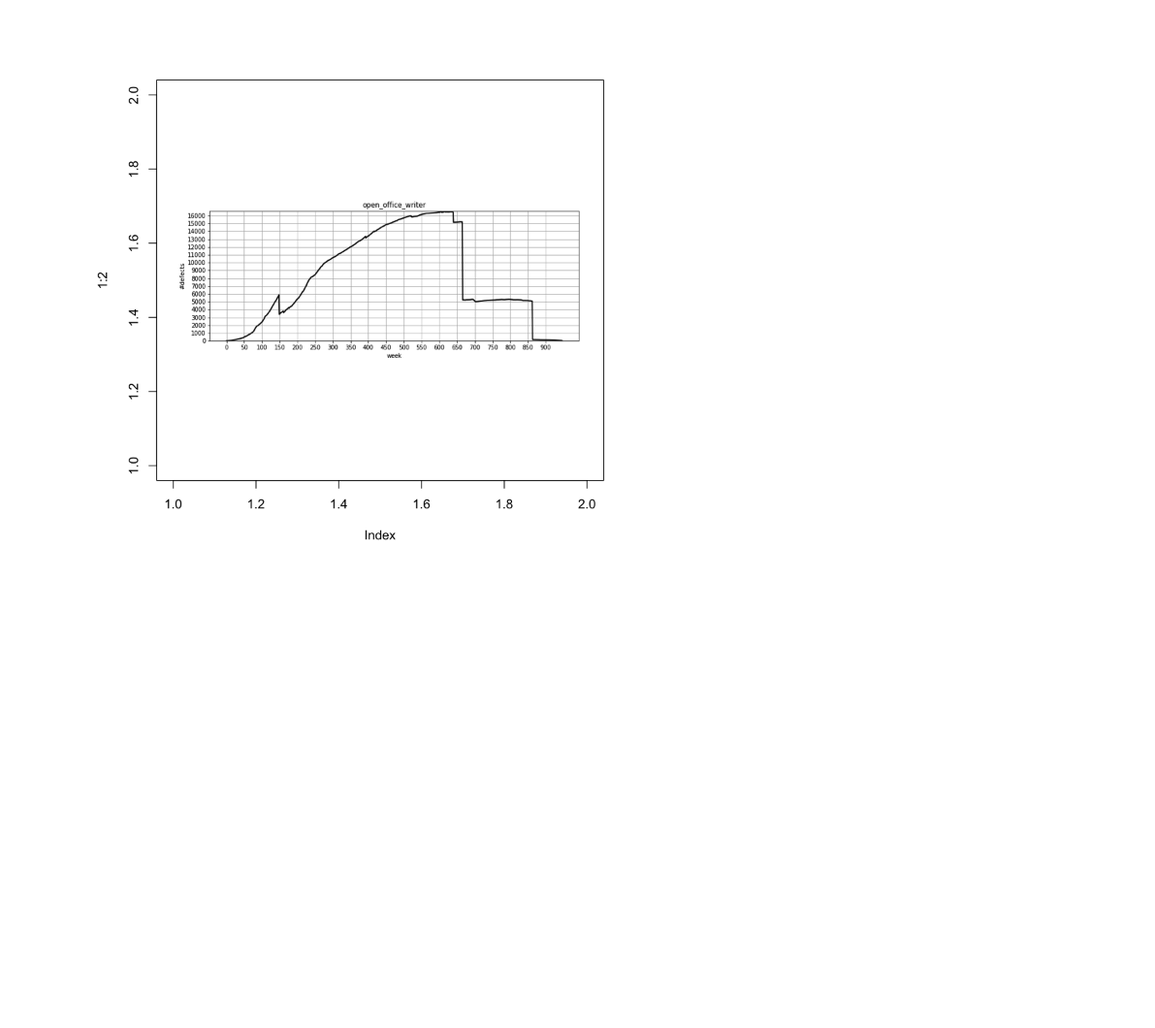
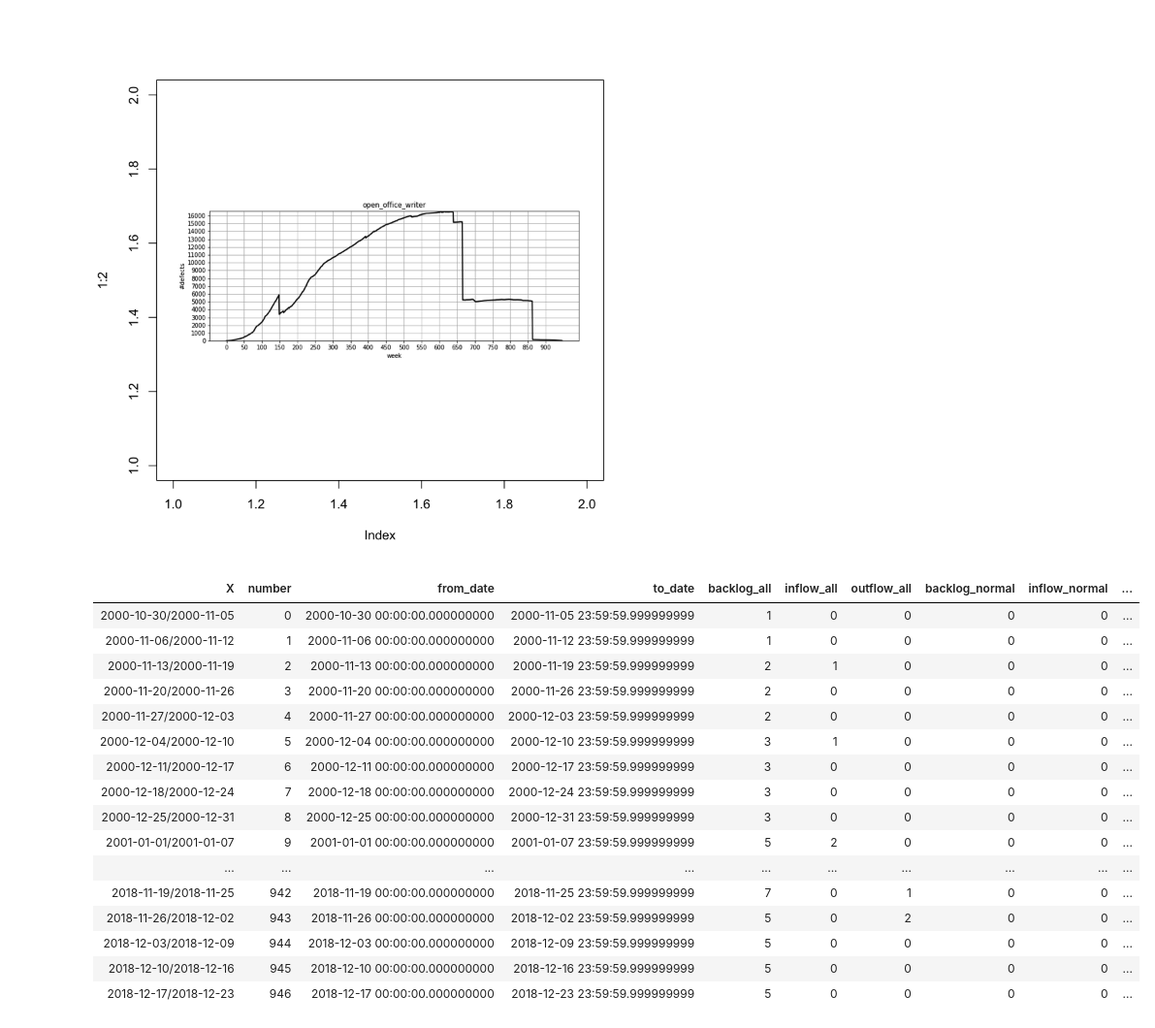
Before and after one commit to paulinaaniola/DefectBacklogPrediction, a Jupyter notebook: Evaluate.ipynb, the cells around one changed output. Shown at 97% size. Cells and saved outputs as stored; diff of their text form; code cells hidden in the pictures; blank space fills up the shorter version.

```diff
--- a/Evaluate.ipynb
+++ b/Evaluate.ipynb
@@ -566,3 +630,24 @@ summarize_product_predictions(product)
 | ets_th:all | 44.70 | 3.37 | negligible | negligible | TRUE | TRUE |
 | naive | 46.26 | 0.00 | negligible | negligible | NA | TRUE |
 [figure]
+# %%
+d = read.csv(file="data/open_office/draw/open_office_draw_backlog.csv", header=TRUE)
+d
+# %% [output]
+| X | number | from_date | to_date | backlog_all | inflow_all | outflow_all | backlog_normal | inflow_normal | ... |
+| 2000-10-30/2000-11-05 | 0 | 2000-10-30 00:00:00.000000000 | 2000-11-05 23:59:59.999999999 | 1 | 0 | 0 | 0 | 0 | ... |
+| 2000-11-06/2000-11-12 | 1 | 2000-11-06 00:00:00.000000000 | 2000-11-12 23:59:59.999999999 | 1 | 0 | 0 | 0 | 0 | ... |
+| 2000-11-13/2000-11-19 | 2 | 2000-11-13 00:00:00.000000000 | 2000-11-19 23:59:59.999999999 | 2 | 1 | 0 | 0 | 0 | ... |
+| 2000-11-20/2000-11-26 | 3 | 2000-11-20 00:00:00.000000000 | 2000-11-26 23:59:59.999999999 | 2 | 0 | 0 | 0 | 0 | ... |
+| 2000-11-27/2000-12-03 | 4 | 2000-11-27 00:00:00.000000000 | 2000-12-03 23:59:59.999999999 | 2 | 0 | 0 | 0 | 0 | ... |
+| 2000-12-04/2000-12-10 | 5 | 2000-12-04 00:00:00.000000000 | 2000-12-10 23:59:59.999999999 | 3 | 1 | 0 | 0 | 0 | ... |
+| 2000-12-11/2000-12-17 | 6 | 2000-12-11 00:00:00.000000000 | 2000-12-17 23:59:59.999999999 | 3 | 0 | 0 | 0 | 0 | ... |
+| 2000-12-18/2000-12-24 | 7 | 2000-12-18 00:00:00.000000000 | 2000-12-24 23:59:59.999999999 | 3 | 0 | 0 | 0 | 0 | ... |
+| 2000-12-25/2000-12-31 | 8 | 2000-12-25 00:00:00.000000000 | 2000-12-31 23:59:59.999999999 | 3 | 0 | 0 | 0 | 0 | ... |
+| 2001-01-01/2001-01-07 | 9 | 2001-01-01 00:00:00.000000000 | 2001-01-07 23:59:59.999999999 | 5 | 2 | 0 | 0 | 0 | ... |
+| ... | ... | ... | ... | ... | ... | ... | ... | ... | ... |
+| 2018-11-19/2018-11-25 | 942 | 2018-11-19 00:00:00.000000000 | 2018-11-25 23:59:59.999999999 | 7 | 0 | 1 | 0 | 0 | ... |
+| 2018-11-26/2018-12-02 | 943 | 2018-11-26 00:00:00.000000000 | 2018-12-02 23:59:59.999999999 | 5 | 0 | 2 | 0 | 0 | ... |
+| 2018-12-03/2018-12-09 | 944 | 2018-12-03 00:00:00.000000000 | 2018-12-09 23:59:59.999999999 | 5 | 0 | 0 | 0 | 0 | ... |
+| 2018-12-10/2018-12-16 | 945 | 2018-12-10 00:00:00.000000000 | 2018-12-16 23:59:59.999999999 | 5 | 0 | 0 | 0 | 0 | ... |
+| 2018-12-17/2018-12-23 | 946 | 2018-12-17 00:00:00.000000000 | 2018-12-23 23:59:59.999999999 | 5 | 0 | 0 | 0 | 0 | ... |
```
Also changed, not shown: parts of 11 cells of this notebook.
